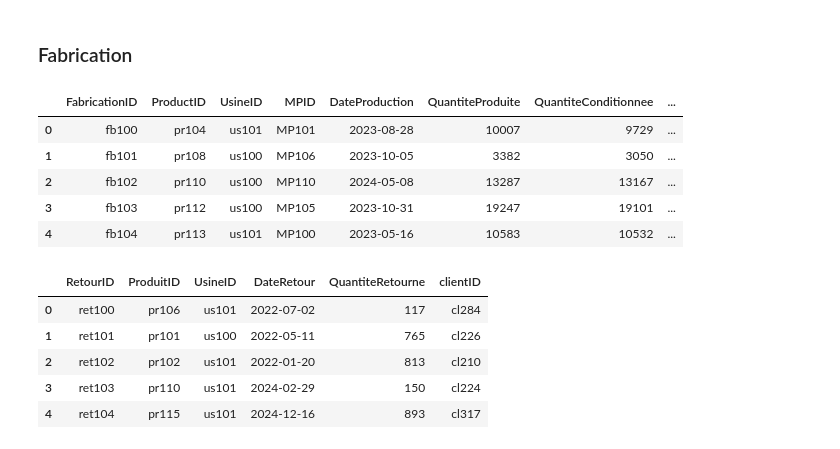
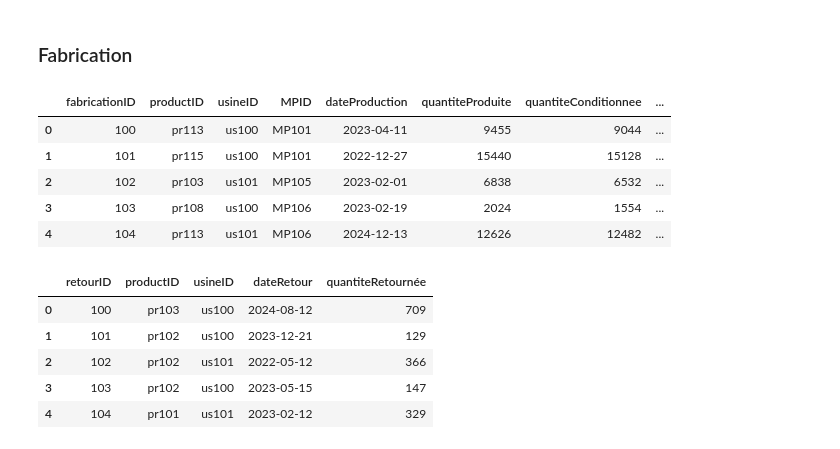
Before and after one commit to Hermann002/use_case_promodis, a Jupyter notebook: notebook/Generate.ipynb, the cells around one changed output. Drawn from its saved outputs; the diff is of its cells as text; code cells hidden in the pictures.

```diff
--- a/notebook/Generate.ipynb
+++ b/notebook/Generate.ipynb
@@ -262,16 +275,18 @@ distributionID = 100
 
 for i in tqdm(range(10000)):
     date = random.choice(dates)
-    productID = random.choice(produit_id)
+    productID = random.choice(product_id)
     clientID = random.choice(client_id)
     quantity = random.randint(1, 500)
+    locationID = df_client[df_client["clientID"] == clientID].location.iloc[0]
 
     distribution_data.append({
-        "distributionID" : f"dd{distributionID}",
+        "distributionID" : distributionID,
         "productID": productID,
         "clientID": clientID,
         "distributionDate": date,
-        "quantity": quantity
+        "quantity": quantity,
+        "locationID": locationID,
     })
     distributionID += 1
 
@@ -293,10 +308,10 @@ df_distribution.to_parquet("../Data/distribution.parquet")
 fabrication_data = []
 
 fabricationID = 100
-produit_id = list(df_produit.productID)
+produit_id = list(df_product.productID)
 usine_id = list(df_usine.usineID)  # Exemple d'ID pour les usines
 mp_id = list(df_MP.MPID) # Exemple d'ID pour les matières premières
-dates = list(df_temps.date)
+dates = list(df_time.date)
 
 # Génération des données de fabrication
 for i in tqdm(range(100000)):
@@ -313,16 +328,16 @@ for i in tqdm(range(100000)):
     quantite_mp = random.randint(500, 15000)  # Quantite de matière première utilisee
 
     fabrication_data.append({
-        "FabricationID": f"fb{fabricationID}",
-        "ProductID": productID,
-        "UsineID": usineID,
+        "fabricationID": fabricationID,
+        "productID": productID,
+        "usineID": usineID,
         "MPID": MPID,
-        "DateProduction": date_production,
-        "QuantiteProduite": quantite_produite,
-        "QuantiteConditionnee": quantite_conditionnee,
-        "EcartFabrication": ecart_fabrication,
-        "EcartConditionnement": ecart_conditionnement,
-        "QuantiteMP": quantite_mp
+        "dateProduction": date_production,
+        "quantiteProduite": quantite_produite,
+        "quantiteConditionnee": quantite_conditionnee,
+        "ecartFabrication": ecart_fabrication,
+        "ecartConditionnement": ecart_conditionnement,
+        "quantiteMP": quantite_mp
     })
     fabricationID += 1
 
@@ -330,10 +345,10 @@ for i in tqdm(range(100000)):
 df_fabrication = pd.DataFrame(fabrication_data)
 df_fabrication.head()
 # %% [output]
-|  | FabricationID | ProductID | UsineID | MPID | DateProduction | QuantiteProduite | QuantiteConditionnee | ... |
-| 0 | fb100 | pr104 | us101 | MP101 | 2023-08-28 | 10007 | 9729 | ... |
-| 1 | fb101 | pr108 | us100 | MP106 | 2023-10-05 | 3382 | 3050 | ... |
-| 2 | fb102 | pr110 | us100 | MP110 | 2024-05-08 | 13287 | 13167 | ... |
-| 3 | fb103 | pr112 | us100 | MP105 | 2023-10-31 | 19247 | 19101 | ... |
-| 4 | fb104 | pr113 | us101 | MP100 | 2023-05-16 | 10583 | 10532 | ... |
+|  | fabricationID | productID | usineID | MPID | dateProduction | quantiteProduite | quantiteConditionnee | ... |
+| 0 | 100 | pr113 | us100 | MP101 | 2023-04-11 | 9455 | 9044 | ... |
+| 1 | 101 | pr115 | us100 | MP101 | 2022-12-27 | 15440 | 15128 | ... |
+| 2 | 102 | pr103 | us101 | MP105 | 2023-02-01 | 6838 | 6532 | ... |
+| 3 | 103 | pr108 | us100 | MP106 | 2023-02-19 | 2024 | 1554 | ... |
+| 4 | 104 | pr113 | us101 | MP106 | 2024-12-13 | 12626 | 12482 | ... |
 # %%
@@ -341,36 +356,35 @@ df_fabrication.to_parquet("../Data/fabrication.parquet")
 # %%
 retour_data = []
 
 retourID = 100
 client_ids = list(df_client.clientID)  # Exemples de localisations
-dates = list(df_temps.date)  # Assure que `df_temps` contient un DataFrame avec une colonne 'date'
+dates = list(df_time.date)  # Assure que `df_temps` contient un DataFrame avec une colonne 'date'
 
 # Génération des données de retour
 for i in tqdm(range(50000)):
-    produitID = random.choice(produit_id)
+    productID = random.choice(product_id)
     usineID = random.choice(usine_id)
     clientID = random.choice(client_ids)
     date_retour = random.choice(dates)
     quantite_retournee = random.randint(1, 1000)  # Quantite de produit retournee
 
     retour_data.append({
-        "RetourID": f"ret{retourID}",
-        "ProduitID": produitID,
-        "UsineID": usineID,
-        "DateRetour": date_retour,
-        "QuantiteRetourne": quantite_retournee,
-        "clientID": clientID
+        "retourID": retourID,
+        "productID": productID,
+        "usineID": usineID,
+        "dateRetour": date_retour,
+        "quantiteRetournée": quantite_retournee,
     })
     retourID += 1
 
 # Creation du DataFrame final
 df_retours = pd.DataFrame(retour_data)
 df_retours.head()
 # %% [output]
-|  | RetourID | ProduitID | UsineID | DateRetour | QuantiteRetourne | clientID |
-| 0 | ret100 | pr106 | us101 | 2022-07-02 | 117 | cl284 |
-| 1 | ret101 | pr101 | us100 | 2022-05-11 | 765 | cl226 |
-| 2 | ret102 | pr102 | us101 | 2022-01-20 | 813 | cl210 |
-| 3 | ret103 | pr110 | us101 | 2024-02-29 | 150 | cl224 |
-| 4 | ret104 | pr115 | us101 | 2024-12-16 | 893 | cl317 |
+|  | retourID | productID | usineID | dateRetour | quantiteRetournée |
+| 0 | 100 | pr103 | us100 | 2024-08-12 | 709 |
+| 1 | 101 | pr102 | us100 | 2023-12-21 | 129 |
+| 2 | 102 | pr102 | us101 | 2022-05-12 | 366 |
+| 3 | 103 | pr102 | us100 | 2023-05-15 | 147 |
+| 4 | 104 | pr101 | us101 | 2023-02-12 | 329 |
 # %%
```
Also changed, not shown: parts of 25 cells of this notebook, 3 other files.
